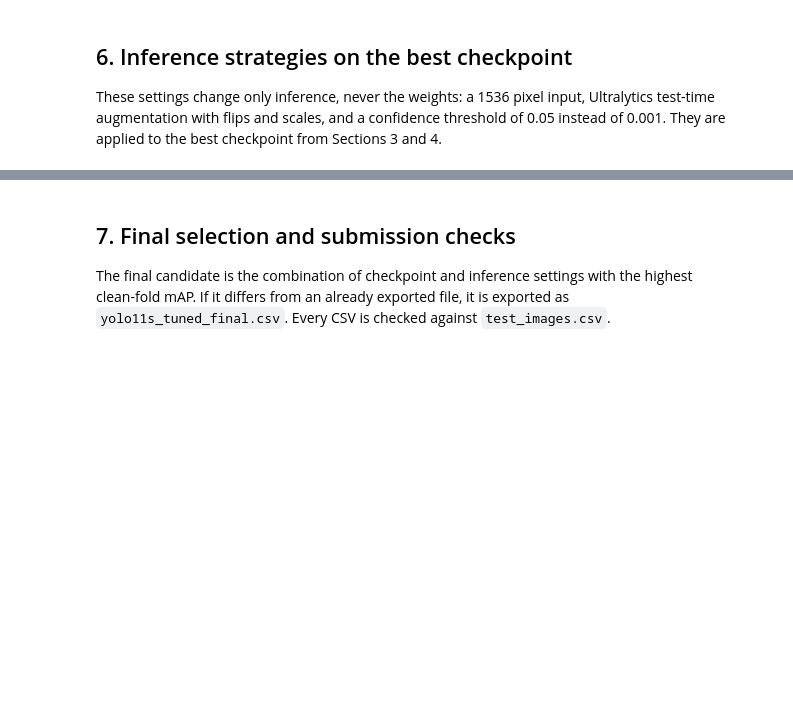
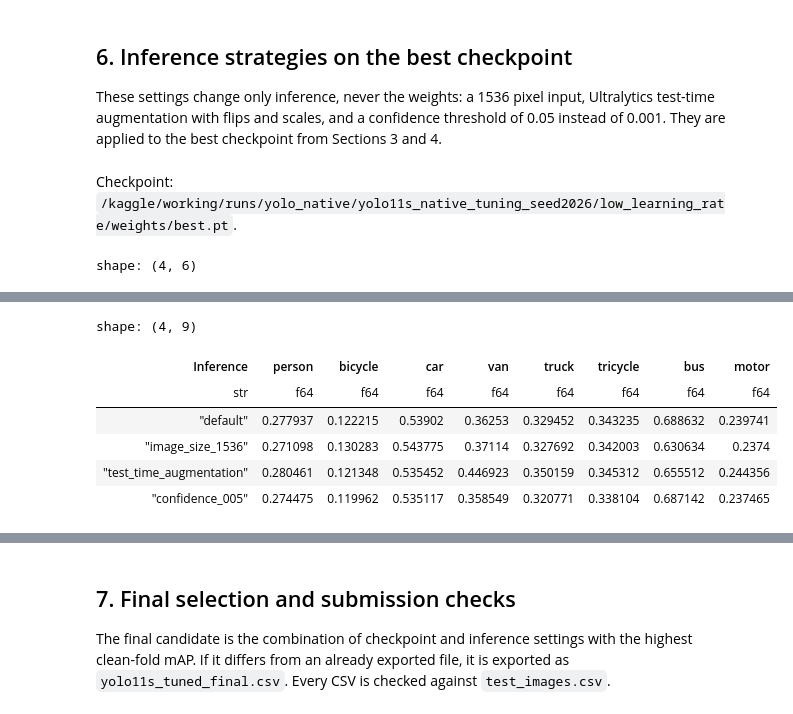
Before and after one commit to ke1rro/hm2, a Jupyter notebook: notebooks/11_yolo11s_tuning_experiments.ipynb, the cells around one changed output, grey strips where cells are left out. Saved outputs shown, nothing was run; the diff lists cells and outputs as text; code cells hidden in the pictures; blank space fills up the shorter version.

Commit message:
docs: add executed results to notebooks 10 and 11

```diff
--- a/notebooks/11_yolo11s_tuning_experiments.ipynb
+++ b/notebooks/11_yolo11s_tuning_experiments.ipynb
@@ -418,7 +461,18 @@ settings. The experiment comparison therefore uses identical evaluation conditio
 # %%
 inference = BASE["inference"]
 results: dict[str, dict] = {}
-if SHOULD_EVALUATE:
+if drive_service is not None:
+    from hm2.drive_api import DriveApi, download_current_generation
+
+    summary_api = DriveApi(drive_service)
+    summary_folder = summary_api.folder(
+        summary_api.folder(summary_api.folder(DRIVE_ROOT, "batches"), BATCH_ID), "summary"
+    )
+    download_current_generation(summary_api, summary_folder, SUMMARY_DIRECTORY)
+recorded_baseline = SUMMARY_DIRECTORY / "baseline_evaluation.json"
+if recorded_baseline.is_file():
+    results["baseline"] = json.loads(recorded_baseline.read_text())
+elif SHOULD_EVALUATE:
     baseline_rows, _ = evaluate_checkpoints(
         {"best": BASELINE_WEIGHTS},
         validation_frames,
@@ -435,5 +489,6 @@ if SHOULD_EVALUATE:
         "description": "Notebook 10 recipe, submitted checkpoint (epoch 1)",
         "path": str(BASELINE_WEIGHTS),
     }
+if "baseline" in results:
     write_json(RUN_PROJECT / "baseline_evaluation.json", results["baseline"])
     display(pl.from_dicts([results["baseline"]]).drop("per_class_ap", "path"))
@@ -497,6 +569,11 @@ for name, overrides in EXPERIMENTS.items():
     if drive_api is not None and folder is not None:
         download_current_generation(drive_api, folder, mirror_directory)
     checkpoint_epoch = restore_run_from_mirror(mirror_directory, run_directory)
+    recorded = mirror_directory / "evaluation.json"
+    if recorded.is_file() and checkpoint_epoch == -1:
+        results[name] = json.loads(recorded.read_text())
+        write_json(run_directory / "evaluation.json", results[name])
+        continue
     if SHOULD_TRAIN and checkpoint_epoch != -1:
         mirror = None
         if drive_api is not None and folder is not None:
@@ -624,16 +753,21 @@ test-time augmentation with flips and scales, and a confidence threshold of 0.05
 of 0.001. They are applied to the best checkpoint from Sections 3 and 4.
 # %%
 inference_rows: list[dict] = []
-if SHOULD_EVALUATE and results:
+recorded_inference = SUMMARY_DIRECTORY / "inference_evaluation.json"
+if recorded_inference.is_file():
+    inference_record = json.loads(recorded_inference.read_text())
+    inference_rows = inference_record["rows"]
+    inference_checkpoint = inference_record["checkpoint"]
+elif SHOULD_EVALUATE and results:
     best_record = max(results.values(), key=lambda record: record["map_100"])
-    best_path = Path(best_record["path"])
+    inference_checkpoint = best_record["path"]
     inference_rows.append(
         {"Inference": "default", "Change": "Settings of notebook 10", **best_record}
     )
     for name, overrides in INFERENCE_EXPERIMENTS.items():
         settings = apply_experiment(BASE, overrides)
         rows, _ = evaluate_checkpoints(
-            {"best": best_path},
+            {"best": Path(inference_checkpoint)},
             validation_frames,
             validation_ids,
             annotation_path,
@@ -645,9 +779,10 @@ if SHOULD_EVALUATE and results:
         inference_rows.append({"Inference": name, "Change": overrides["description"], **rows[0]})
     write_json(
         RUN_PROJECT / "inference_evaluation.json",
-        {"checkpoint": str(best_path), "rows": inference_rows},
+        {"checkpoint": inference_checkpoint, "rows": inference_rows},
     )
-    display(Markdown(f"Checkpoint: `{best_record['experiment']}` ({best_record['candidate']})."))
+if inference_rows:
+    display(Markdown(f"Checkpoint: `{inference_checkpoint}`."))
     display(
         pl.from_dicts(
             [
@@ -663,3 +798,15 @@ if SHOULD_EVALUATE and results:
             ]
         )
     )
+    display(
+        pl.from_dicts(
+            [
+                {"Inference": row["Inference"], **row["per_class_ap"]}
+                for row in inference_rows
+                if "per_class_ap" in row
+            ]
+        )
+    )
+# %% [output]
+Checkpoint: `/kaggle/working/runs/yolo_native/yolo11s_native_tuning_seed2026/low_learning_rate/weights/best.pt`.
+shape: (4, 6)
@@ -665,0 +819,7 @@ if SHOULD_EVALUATE and results:
+shape: (4, 9)
+| Inference | person | bicycle | car | van | truck | tricycle | bus | motor |
+| str | f64 | f64 | f64 | f64 | f64 | f64 | f64 | f64 |
+| "default" | 0.277937 | 0.122215 | 0.53902 | 0.36253 | 0.329452 | 0.343235 | 0.688632 | 0.239741 |
+| "image_size_1536" | 0.271098 | 0.130283 | 0.543775 | 0.37114 | 0.327692 | 0.342003 | 0.630634 | 0.2374 |
+| "test_time_augmentation" | 0.280461 | 0.121348 | 0.535452 | 0.446923 | 0.350159 | 0.345312 | 0.655512 | 0.244356 |
+| "confidence_005" | 0.274475 | 0.119962 | 0.535117 | 0.358549 | 0.320771 | 0.338104 | 0.687142 | 0.237465 |
```
Also changed, not shown: parts of 13 cells of this notebook, 1 other file.
